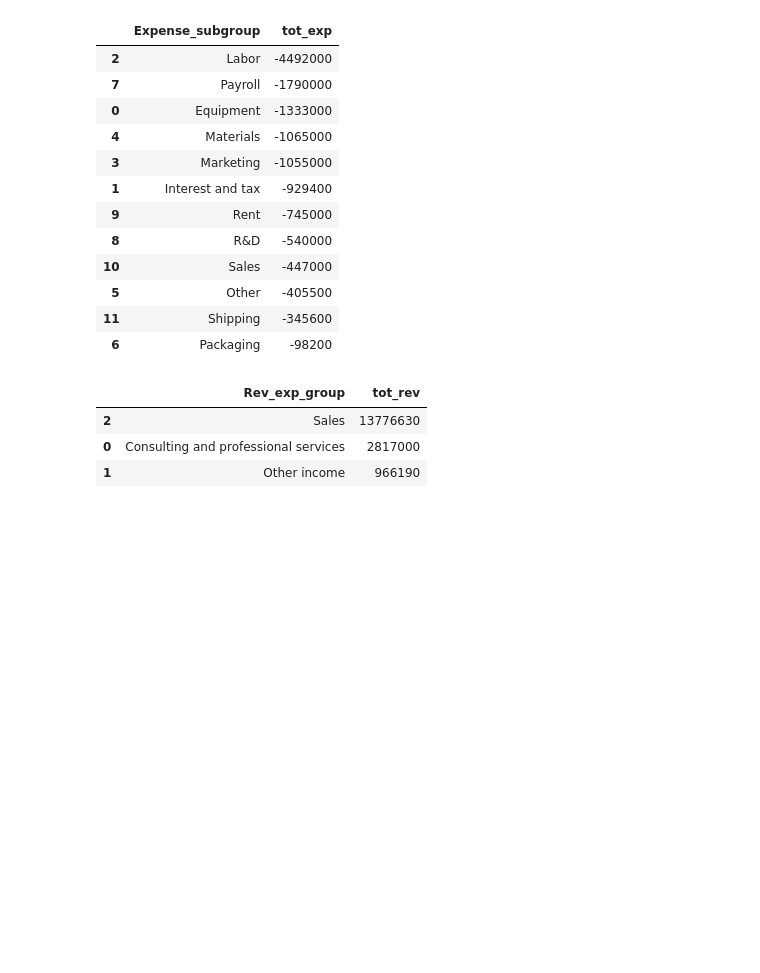
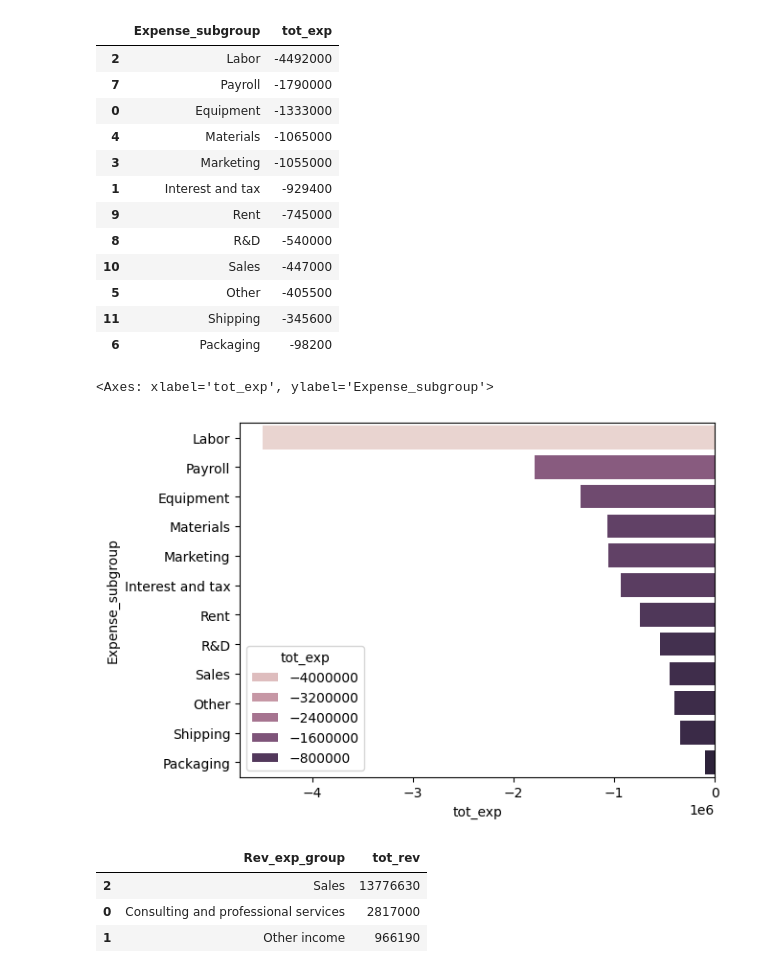
Before and after one commit to djibril968/Python_projects, a Jupyter notebook: Onyx_Financial_Analysis.ipynb, the cells around one changed output. Saved outputs shown, nothing was run; the diff lists cells and outputs as text; code cells hidden in the pictures; blank space fills up the shorter version.

```diff
--- a/Onyx_Financial_Analysis.ipynb
+++ b/Onyx_Financial_Analysis.ipynb
@@ -304,6 +310,12 @@ sub_group_tot_exp
 | 5 | Other | -405500 |
 | 11 | Shipping | -345600 |
 | 6 | Packaging | -98200 |
+# %%
+data_01 = sub_group_tot_exp.sort_values('tot_exp', ascending= True)
+sns.barplot(x= 'tot_exp', y= 'Expense_subgroup', hue = 'tot_exp', data= data_01)
+# %% [output]
+<Axes: xlabel='tot_exp', ylabel='Expense_subgroup'>
+[figure, added]
 # %%
 #total rev across various Rev_exp_group
 
```
Also changed, not shown: parts of 1 cell of this notebook.
